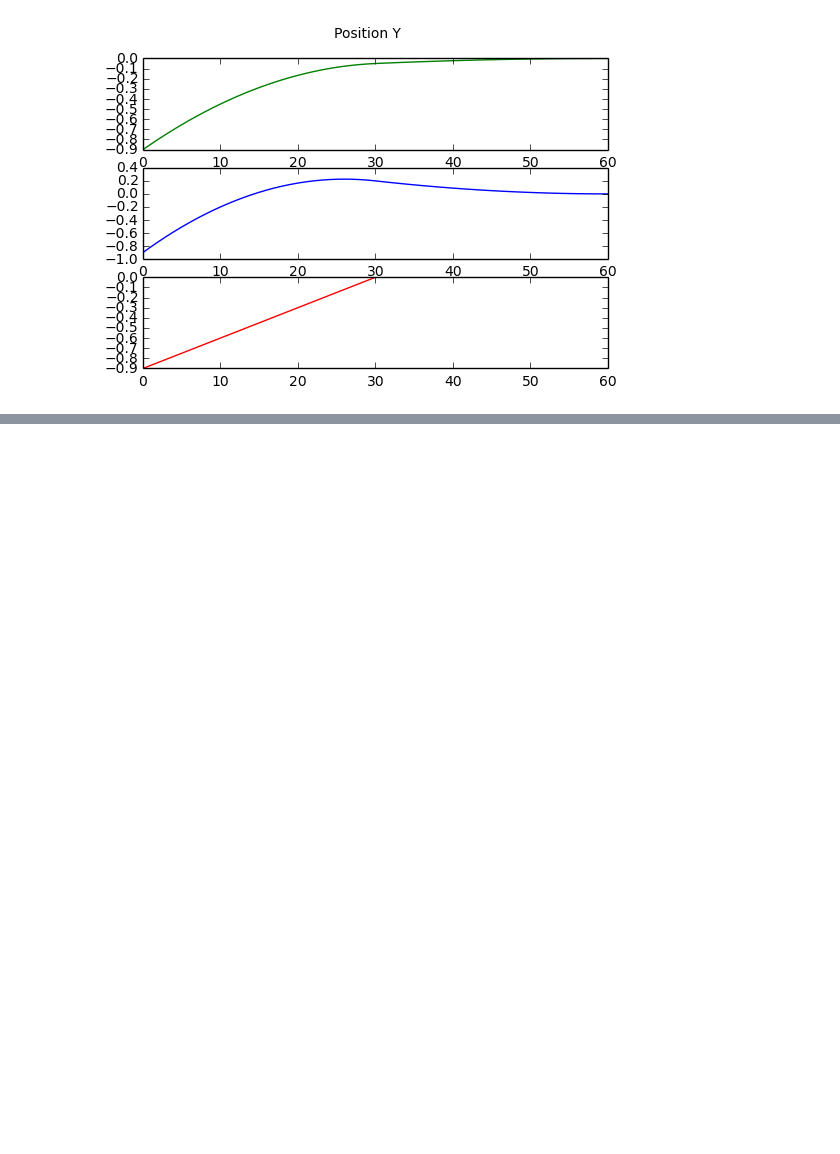
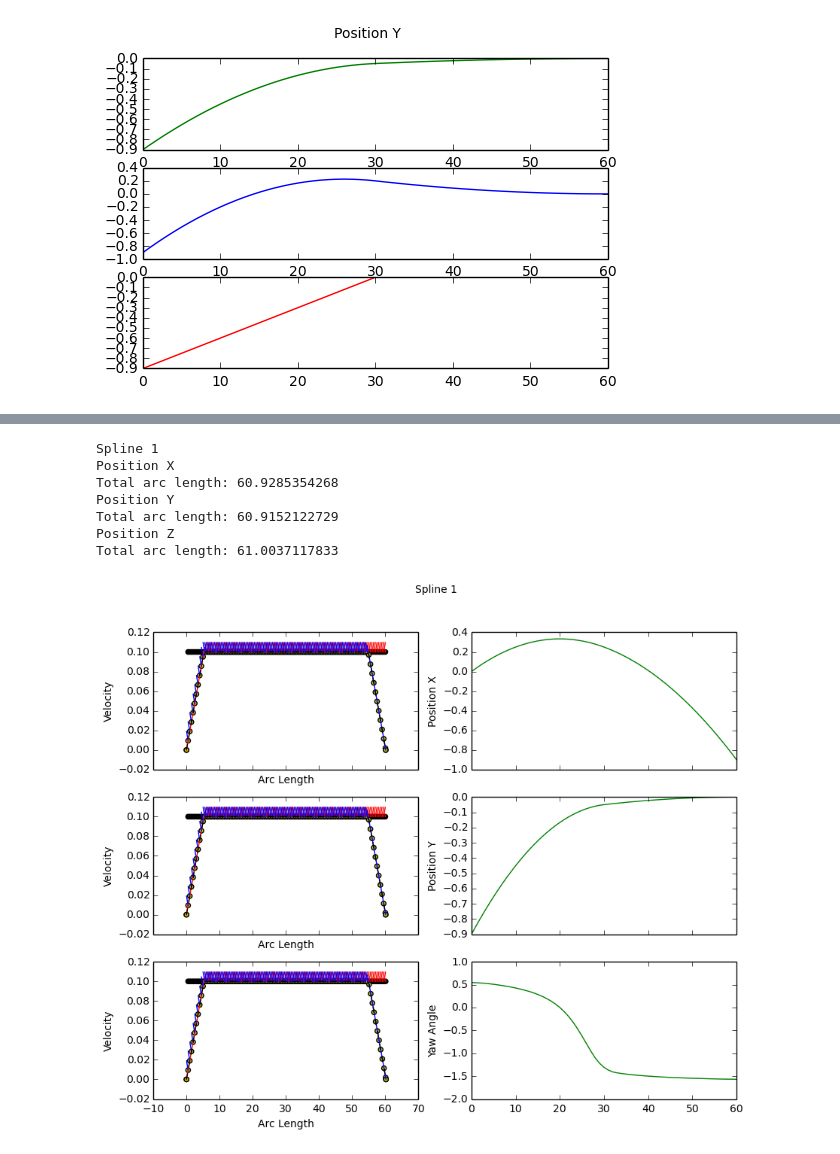
Before and after one commit to pnvyshnav/smap_PD, a Jupyter notebook: stats/TrajectoryEvaluation.ipynb, the cells around one changed output, grey strips where cells are left out. Cells and saved outputs as stored; diff of their text form; code cells hidden in the pictures; blank space fills up the shorter version.

```diff
--- a/stats/TrajectoryEvaluation.ipynb
+++ b/stats/TrajectoryEvaluation.ipynb
@@ -575,0 +454,11 @@ Total time: 2578.87348435
+# %%
+plot_spline(1)
+# %% [output]
+Spline 1
+Position X
+Total arc length: 60.9285354268
+Position Y
+Total arc length: 60.9152122729
+Position Z
+Total arc length: 61.0037117833
+[figure, added]
```
Also changed, not shown: parts of 18 cells of this notebook, 8 other files.
